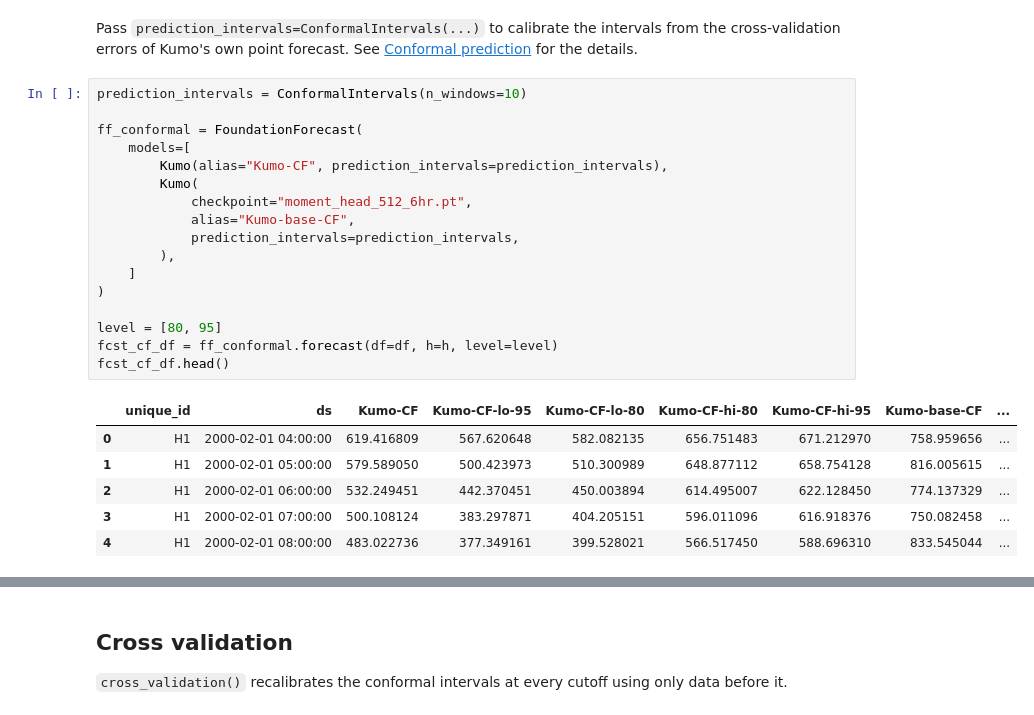
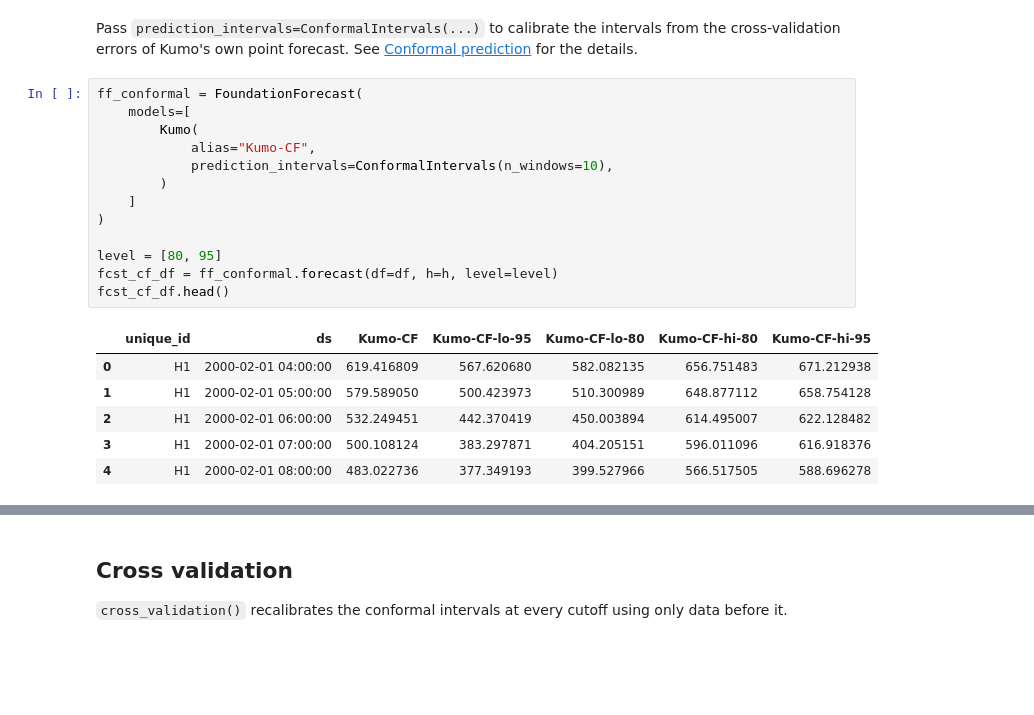
Before and after one commit to TimeCopilot/foundationforecast, a Jupyter notebook: docs/examples/kumo-family.ipynb, the cells around one changed output, grey strips where cells are left out. Drawn from its saved outputs; the diff is of its cells as text; blank space fills up the shorter version.

```diff
--- a/docs/examples/kumo-family.ipynb
+++ b/docs/examples/kumo-family.ipynb
@@ -104,29 +100,25 @@ Kumo produces point forecasts only, so `level` and `quantiles` need conformal in
 # %% [markdown]
 Pass `prediction_intervals=ConformalIntervals(...)` to calibrate the intervals from the cross-validation errors of Kumo's own point forecast. See [Conformal prediction](conformal-prediction.ipynb) for the details.
 # %%
-prediction_intervals = ConformalIntervals(n_windows=10)
-
 ff_conformal = FoundationForecast(
     models=[
-        Kumo(alias="Kumo-CF", prediction_intervals=prediction_intervals),
         Kumo(
-            checkpoint="moment_head_512_6hr.pt",
-            alias="Kumo-base-CF",
-            prediction_intervals=prediction_intervals,
-        ),
+            alias="Kumo-CF",
+            prediction_intervals=ConformalIntervals(n_windows=10),
+        )
     ]
 )
 
 level = [80, 95]
 fcst_cf_df = ff_conformal.forecast(df=df, h=h, level=level)
 fcst_cf_df.head()
 # %% [output]
-|  | unique_id | ds | Kumo-CF | Kumo-CF-lo-95 | Kumo-CF-lo-80 | Kumo-CF-hi-80 | Kumo-CF-hi-95 | Kumo-base-CF | ... |
-| 0 | H1 | 2000-02-01 04:00:00 | 619.416809 | 567.620648 | 582.082135 | 656.751483 | 671.212970 | 758.959656 | ... |
-| 1 | H1 | 2000-02-01 05:00:00 | 579.589050 | 500.423973 | 510.300989 | 648.877112 | 658.754128 | 816.005615 | ... |
-| 2 | H1 | 2000-02-01 06:00:00 | 532.249451 | 442.370451 | 450.003894 | 614.495007 | 622.128450 | 774.137329 | ... |
-| 3 | H1 | 2000-02-01 07:00:00 | 500.108124 | 383.297871 | 404.205151 | 596.011096 | 616.918376 | 750.082458 | ... |
-| 4 | H1 | 2000-02-01 08:00:00 | 483.022736 | 377.349161 | 399.528021 | 566.517450 | 588.696310 | 833.545044 | ... |
+|  | unique_id | ds | Kumo-CF | Kumo-CF-lo-95 | Kumo-CF-lo-80 | Kumo-CF-hi-80 | Kumo-CF-hi-95 |
+| 0 | H1 | 2000-02-01 04:00:00 | 619.416809 | 567.620680 | 582.082135 | 656.751483 | 671.212938 |
+| 1 | H1 | 2000-02-01 05:00:00 | 579.589050 | 500.423973 | 510.300989 | 648.877112 | 658.754128 |
+| 2 | H1 | 2000-02-01 06:00:00 | 532.249451 | 442.370419 | 450.003894 | 614.495007 | 622.128482 |
+| 3 | H1 | 2000-02-01 07:00:00 | 500.108124 | 383.297871 | 404.205151 | 596.011096 | 616.918376 |
+| 4 | H1 | 2000-02-01 08:00:00 | 483.022736 | 377.349193 | 399.527966 | 566.517505 | 588.696278 |
 # %%
 ff_conformal.plot(
     df,
```
Also changed, not shown: parts of 8 cells of this notebook, 4 other files.
